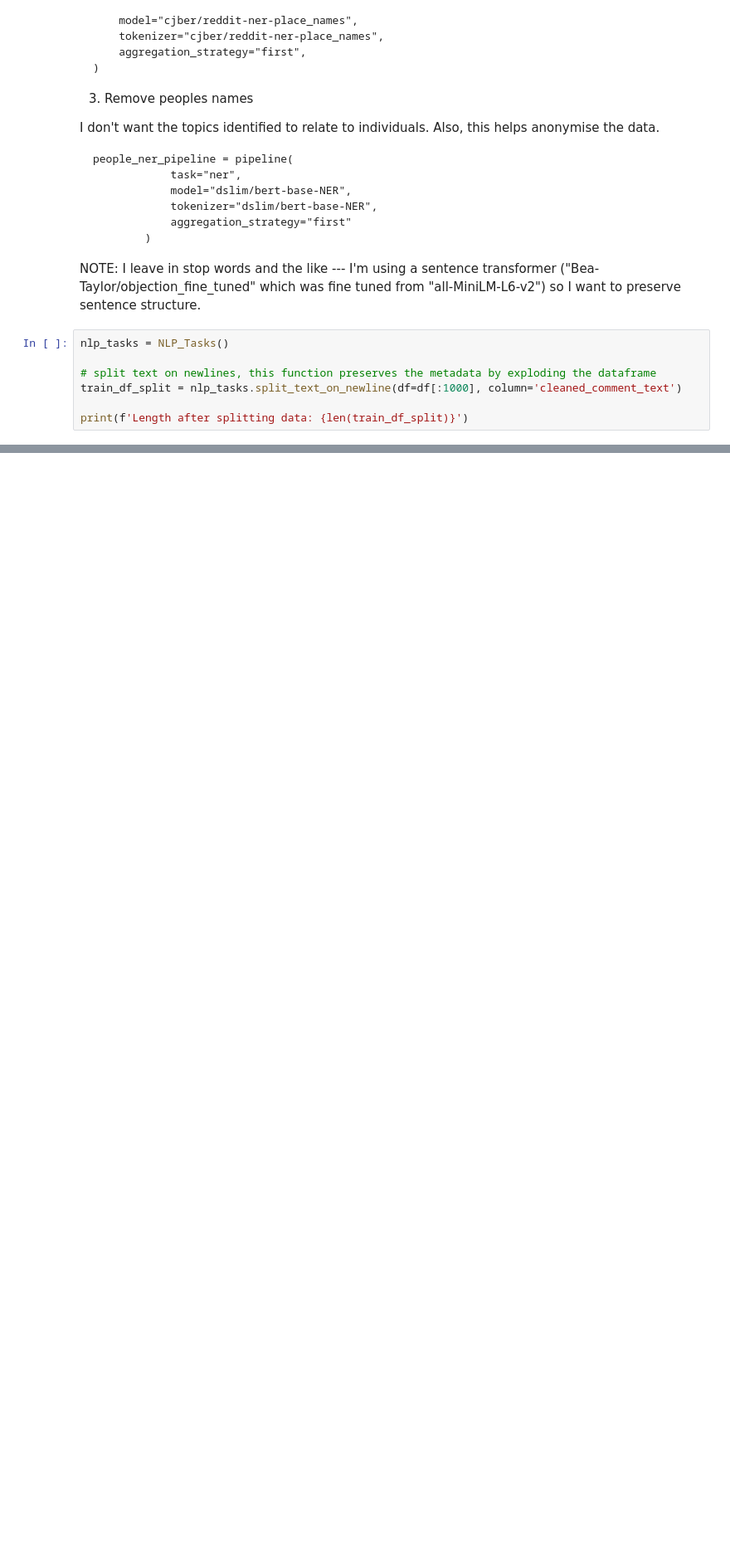
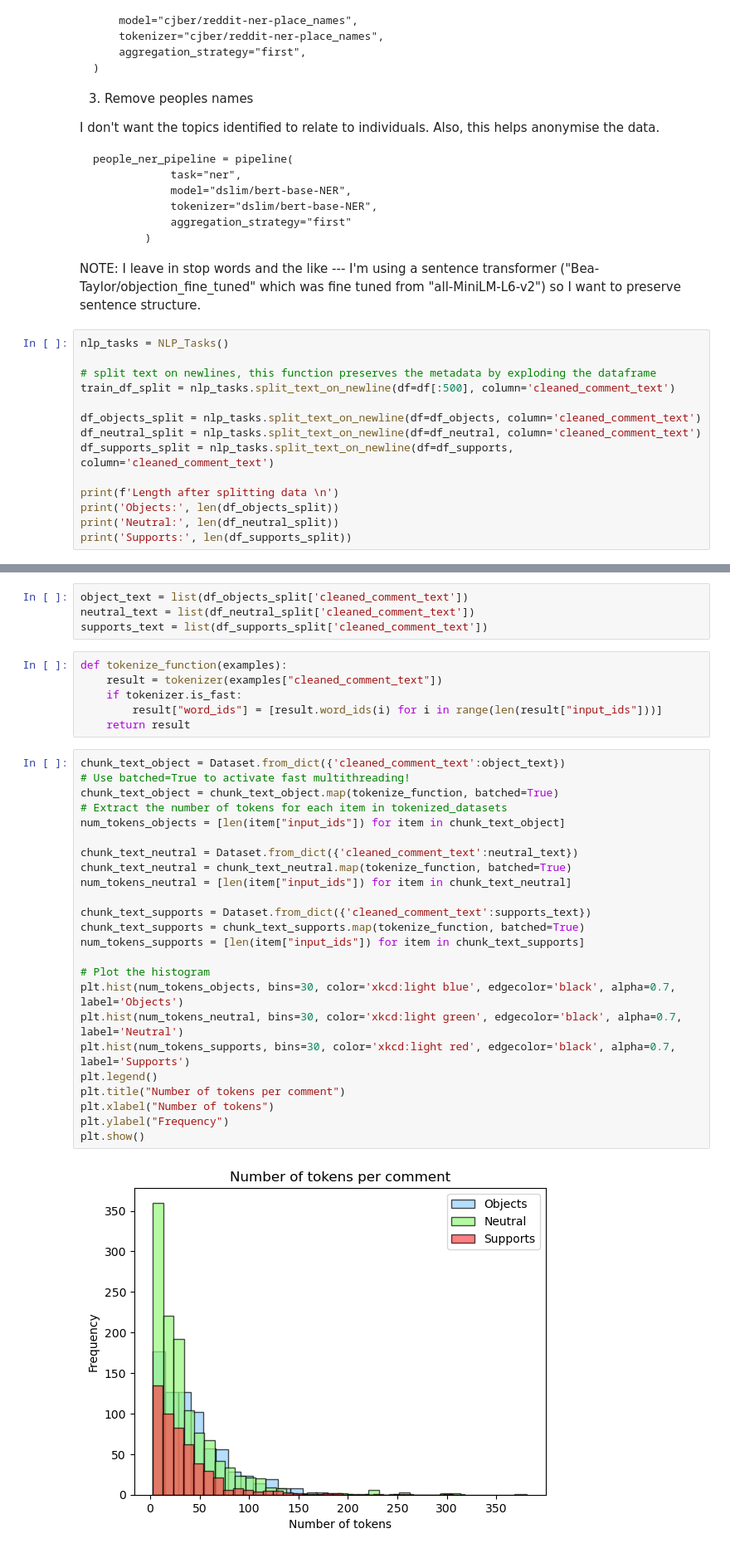
Before and after one commit to Bea-Taylor/nimby_nlp, a Jupyter notebook: nbs/1_0_7_topic_modelling_end_to_end.ipynb, the cells around one changed output, grey strips where cells are left out. Shown at 83% size. Saved outputs shown, nothing was run; the diff lists cells and outputs as text; blank space fills up the shorter version.

Commit message:
added split by stnace and updated to chunk long text

```diff
--- a/nbs/1_0_7_topic_modelling_end_to_end.ipynb
+++ b/nbs/1_0_7_topic_modelling_end_to_end.ipynb
@@ -96,9 +108,16 @@ NOTE: I leave in stop words and the like --- I'm using a sentence transformer ("
 nlp_tasks = NLP_Tasks()
 
 # split text on newlines, this function preserves the metadata by exploding the dataframe
-train_df_split = nlp_tasks.split_text_on_newline(df=df[:1000], column='cleaned_comment_text')
+train_df_split = nlp_tasks.split_text_on_newline(df=df[:500], column='cleaned_comment_text')
 
-print(f'Length after splitting data: {len(train_df_split)}')
+df_objects_split = nlp_tasks.split_text_on_newline(df=df_objects, column='cleaned_comment_text')
+df_neutral_split = nlp_tasks.split_text_on_newline(df=df_neutral, column='cleaned_comment_text')
+df_supports_split = nlp_tasks.split_text_on_newline(df=df_supports, column='cleaned_comment_text')
+
+print(f'Length after splitting data \n')
+print('Objects:', len(df_objects_split))
+print('Neutral:', len(df_neutral_split))
+print('Supports:', len(df_supports_split))
 # %% [output]
 Device set to use cpu
 Some weights of the model checkpoint at dslim/bert-base-NER were not used when initializing BertForTokenClassification: ['bert.pooler.dense.bias', 'bert.pooler.dense.weight']
@@ -110,0 +132,36 @@ cleaned_text = train_df_split['cleaned_comment_text'].tolist()
+# %%
+object_text = list(df_objects_split['cleaned_comment_text'])
+neutral_text = list(df_neutral_split['cleaned_comment_text'])
+supports_text = list(df_supports_split['cleaned_comment_text'])
+# %%
+def tokenize_function(examples):
+    result = tokenizer(examples["cleaned_comment_text"])
+    if tokenizer.is_fast:
+        result["word_ids"] = [result.word_ids(i) for i in range(len(result["input_ids"]))]
+    return result
+# %%
+chunk_text_object = Dataset.from_dict({'cleaned_comment_text':object_text})
+# Use batched=True to activate fast multithreading!
+chunk_text_object = chunk_text_object.map(tokenize_function, batched=True)
+# Extract the number of tokens for each item in tokenized_datasets
+num_tokens_objects = [len(item["input_ids"]) for item in chunk_text_object]
+
+chunk_text_neutral = Dataset.from_dict({'cleaned_comment_text':neutral_text})
+chunk_text_neutral = chunk_text_neutral.map(tokenize_function, batched=True)
+num_tokens_neutral = [len(item["input_ids"]) for item in chunk_text_neutral]
+
+chunk_text_supports = Dataset.from_dict({'cleaned_comment_text':supports_text})
+chunk_text_supports = chunk_text_supports.map(tokenize_function, batched=True)
+num_tokens_supports = [len(item["input_ids"]) for item in chunk_text_supports]
+
+# Plot the histogram
+plt.hist(num_tokens_objects, bins=30, color='xkcd:light blue', edgecolor='black', alpha=0.7, label='Objects')
+plt.hist(num_tokens_neutral, bins=30, color='xkcd:light green', edgecolor='black', alpha=0.7, label='Neutral')
+plt.hist(num_tokens_supports, bins=30, color='xkcd:light red', edgecolor='black', alpha=0.7, label='Supports')
+plt.legend()
+plt.title("Number of tokens per comment")
+plt.xlabel("Number of tokens")
+plt.ylabel("Frequency")
+plt.show()
+# %% [output]
+[figure, added]
```
Also changed, not shown: parts of 26 cells of this notebook.
